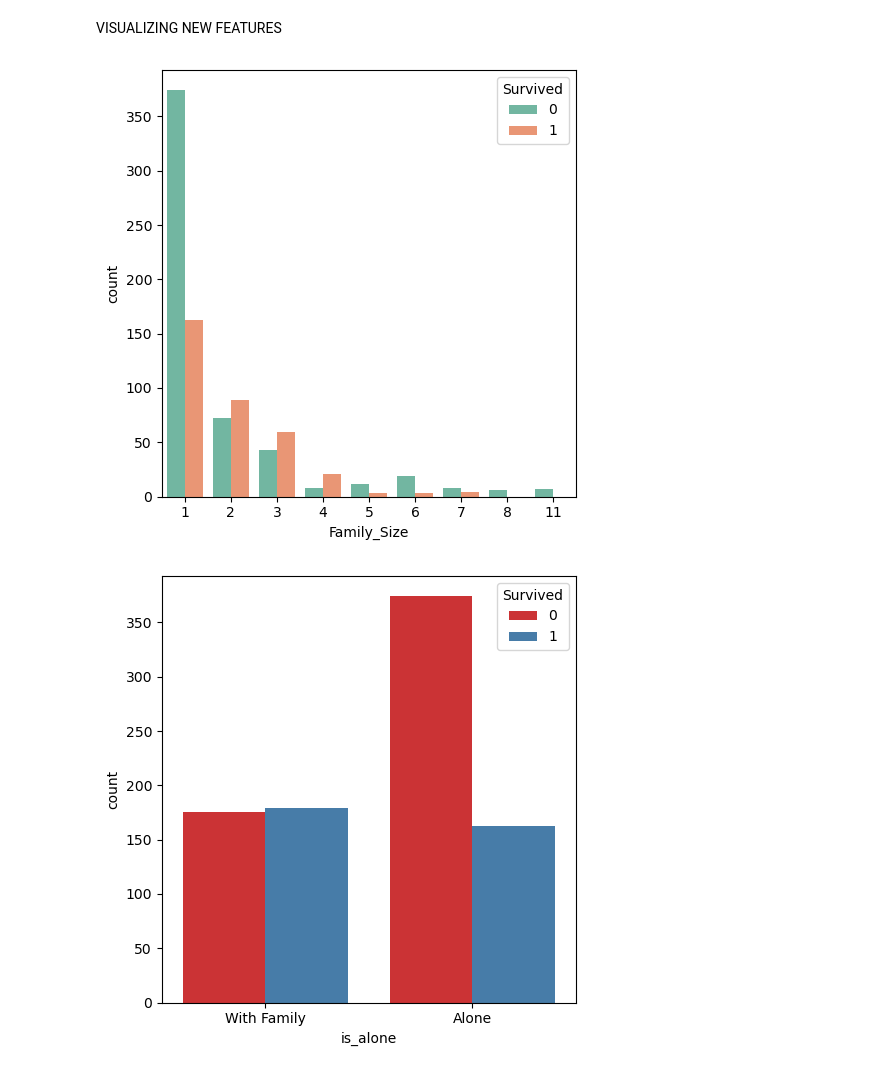
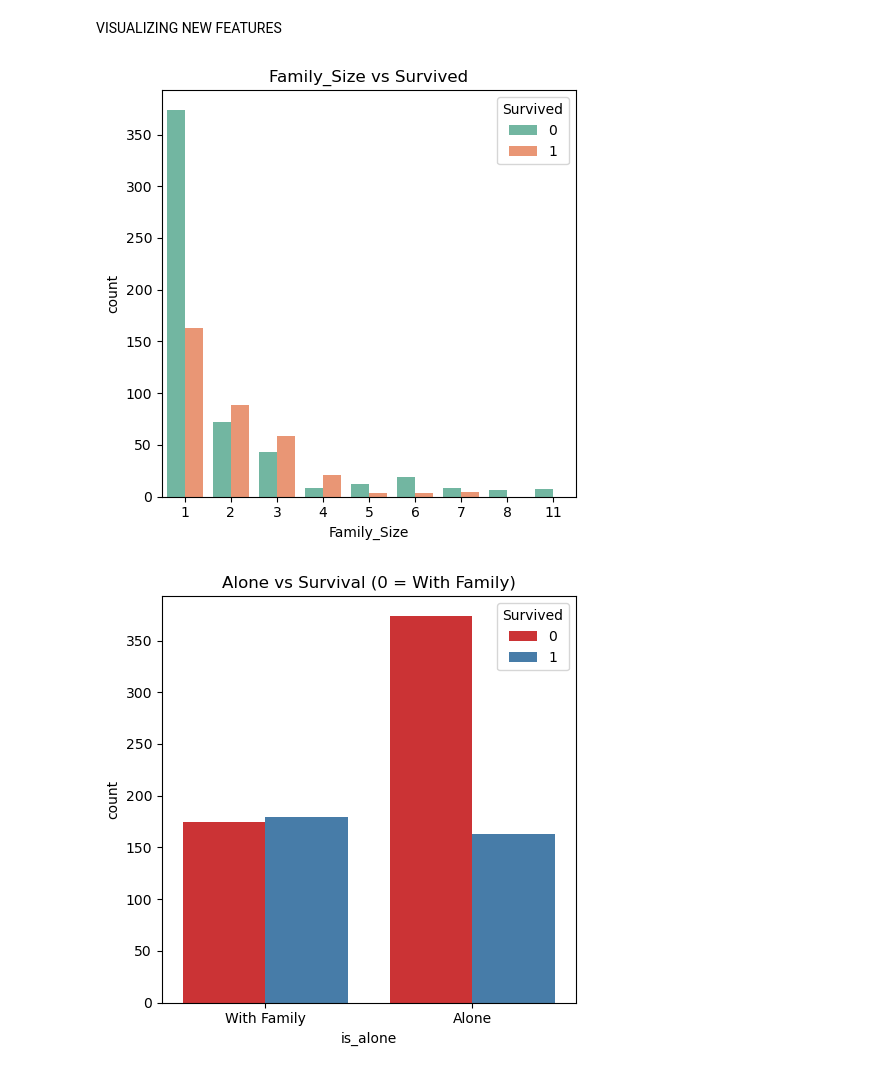
Before and after one commit to nitin864/titanic-survival-prediction, a Jupyter notebook: notebooks/featured_eng/featured_engineering.ipynb, the cells around one changed output. Drawn from its saved outputs; the diff is of its cells as text; code cells hidden in the pictures.

```diff
--- a/notebooks/featured_eng/featured_engineering.ipynb
+++ b/notebooks/featured_eng/featured_engineering.ipynb
@@ -81,26 +89,28 @@ VISUALIZING NEW FEATURES
 
 plt.figure(figsize=(5,5))
 
+sns.countplot(x='Family_Size', hue='Survived', data=df, palette='Set2')
 
-sns.countplot(x='Family_Size' , hue='Survived',data=df, palette='Set2' )
-axes[0].set_title('Family_size vs Survived')
+plt.title('Family_Size vs Survived')
 
 plt.tight_layout()
 plt.show()
 # %% [output]
-[figure, old version]
+[figure, new version]
 # %%
 # Is Alone vs Survival
 
 plt.figure(figsize=(5,5))
-sns.countplot(x='is_alone', hue='Survived', data=df , palette='Set1')
-axes[1].set_title('Alone vs Survival (0=With Family)')
+
+sns.countplot(x='is_alone', hue='Survived', data=df, palette='Set1')
+
+plt.title('Alone vs Survival (0 = With Family)')
 plt.xticks([0,1], ['With Family', 'Alone'], rotation=0)
 
 plt.tight_layout()
 plt.show()
 # %% [output]
-[figure, old version]
+[figure, new version]
 # %%
 # age_group vs survival
 
```
Also changed, not shown: parts of 6 cells of this notebook, 10 other files.
